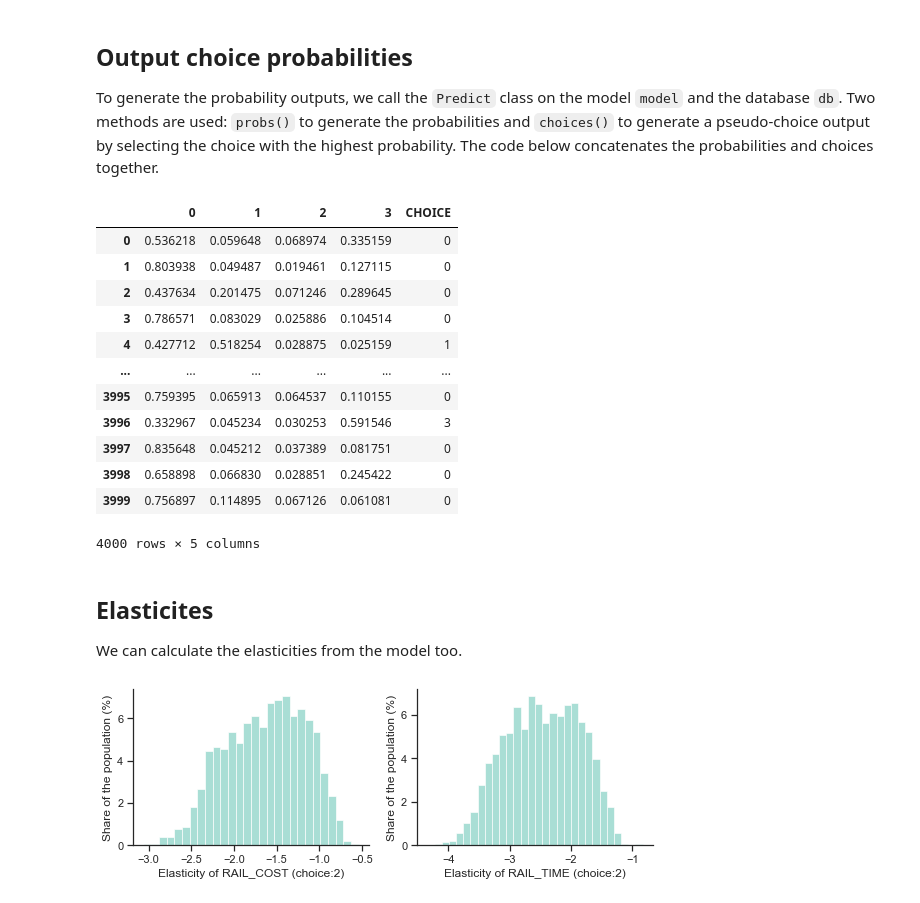
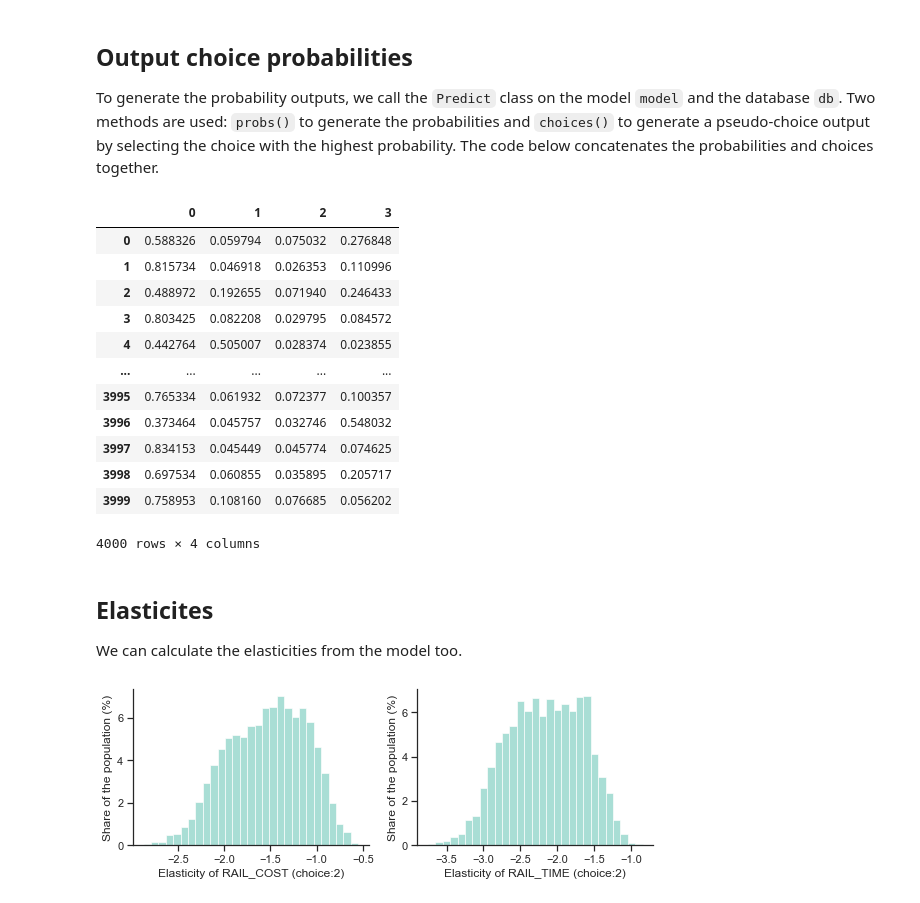
Before and after one commit to mwong009/icmc2022_reslogit, a Jupyter notebook: docs/results/pycmtensor_reslogit_sim.ipynb, the cells around one changed output. Drawn from its saved outputs; the diff is of its cells as text; code cells hidden in the pictures.

```diff
--- a/docs/results/pycmtensor_reslogit_sim.ipynb
+++ b/docs/results/pycmtensor_reslogit_sim.ipynb
@@ -9,4 +9,3 @@ import os
 import pandas as pd
 import pycmtensor as cmt
 cmt.__version__
-cmt.logger.set_level(cmt.logger.ERROR)
@@ -111,6 +112,7 @@ The main estimation algorithm is as follows. We apply the Adam optimization algo
 # %%
 model = MNLogit(U, av=None, database=db, name="sim_model")
 model.add_params(locals())
+model.config["debug"] = True
 model.config["patience"] = 20000
 model.config["max_epoch"] = 500
 model.config["batch_size"] = 128
@@ -120,5 +122,5 @@ model.config["learning_scheduler"] = "CyclicLR"
 model.config["cyclic_lr_step_size"] = 8
 
 # train function
-model = cmt.train(model, database=db, optimizer=Adam, save_model=False, notebook=True)
+model = cmt.train(model, database=db, optimizer=Adam, notebook=True)
 # %% [output]
@@ -178,34 +193,36 @@ To generate the probability outputs, we call the `Predict` class on the model `m
 # %%
 from pycmtensor.results import Predict
 
-pd.concat((Predict(model, db).probs(), Predict(model, db).choices()), axis=1)
+Predict(model, db).probs().to_csv("prob_sim.csv", header=['1', '2', '3', '4'])
+Predict(model, db).probs()
 # %% [output]
-|  | 0 | 1 | 2 | 3 | CHOICE |
-| 0 | 0.536218 | 0.059648 | 0.068974 | 0.335159 | 0 |
-| 1 | 0.803938 | 0.049487 | 0.019461 | 0.127115 | 0 |
-| 2 | 0.437634 | 0.201475 | 0.071246 | 0.289645 | 0 |
-| 3 | 0.786571 | 0.083029 | 0.025886 | 0.104514 | 0 |
-| 4 | 0.427712 | 0.518254 | 0.028875 | 0.025159 | 1 |
-| ... | ... | ... | ... | ... | ... |
-| 3995 | 0.759395 | 0.065913 | 0.064537 | 0.110155 | 0 |
-| 3996 | 0.332967 | 0.045234 | 0.030253 | 0.591546 | 3 |
-| 3997 | 0.835648 | 0.045212 | 0.037389 | 0.081751 | 0 |
-| 3998 | 0.658898 | 0.066830 | 0.028851 | 0.245422 | 0 |
-| 3999 | 0.756897 | 0.114895 | 0.067126 | 0.061081 | 0 |
+|  | 0 | 1 | 2 | 3 |
+| 0 | 0.588326 | 0.059794 | 0.075032 | 0.276848 |
+| 1 | 0.815734 | 0.046918 | 0.026353 | 0.110996 |
+| 2 | 0.488972 | 0.192655 | 0.071940 | 0.246433 |
+| 3 | 0.803425 | 0.082208 | 0.029795 | 0.084572 |
+| 4 | 0.442764 | 0.505007 | 0.028374 | 0.023855 |
+| ... | ... | ... | ... | ... |
+| 3995 | 0.765334 | 0.061932 | 0.072377 | 0.100357 |
+| 3996 | 0.373464 | 0.045757 | 0.032746 | 0.548032 |
+| 3997 | 0.834153 | 0.045449 | 0.045774 | 0.074625 |
+| 3998 | 0.697534 | 0.060855 | 0.035895 | 0.205717 |
+| 3999 | 0.758953 | 0.108160 | 0.076685 | 0.056202 |
-4000 rows × 5 columns
+4000 rows × 4 columns
 # %% [markdown]
 ## Elasticites
 We can calculate the elasticities from the model too.
 # %%
-els_1 = model.elasticities(prob_choice=2, wrt="RAIL_COST", database=db)
-els_2 = model.elasticities(prob_choice=2, wrt="RAIL_TIME", database=db)
+from pycmtensor.statistics import elasticities
+els_1 = elasticities(model, db, prob_choice=2, wrt="RAIL_COST")
+els_2 = elasticities(model, db, prob_choice=2, wrt="RAIL_TIME")
 fig, axs = plt.subplots(1, 2, figsize=(8, 3), squeeze=False)
 e1 = sns.histplot(els_1, ax=axs[0, 0], stat="percent")
 e2 = sns.histplot(els_2, ax=axs[0, 1], stat="percent")
 e1.set(xlabel="Elasticity of RAIL_COST (choice:2)", ylabel="Share of the population (%)")
 e2.set(xlabel="Elasticity of RAIL_TIME (choice:2)", ylabel="Share of the population (%)")
 sns.despine()
 plt.tight_layout()
 plt.show()
 # %% [output]
-[figure, old version]
+[figure, new version]
```
Also changed, not shown: parts of 4 cells of this notebook, 8 other files.
